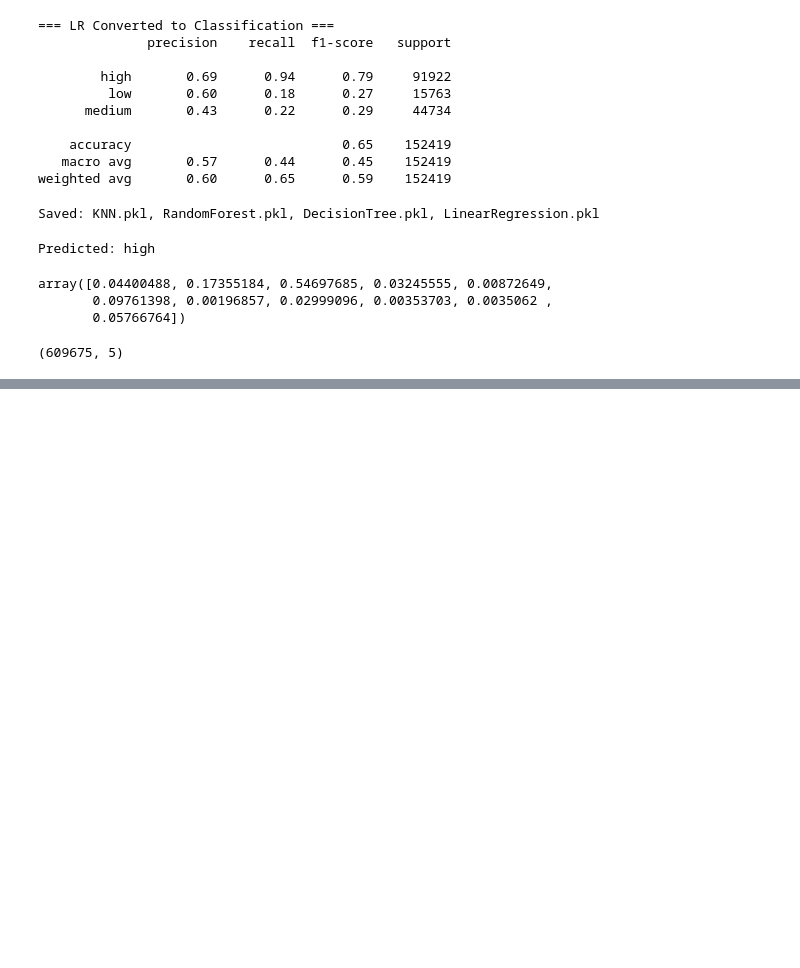
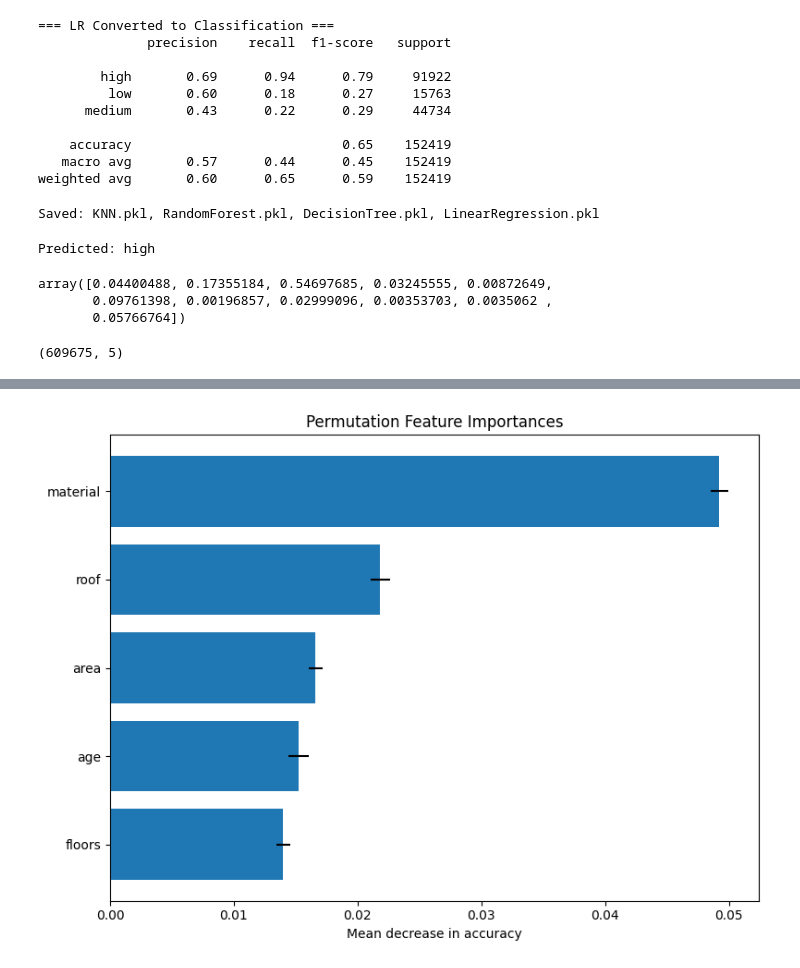
Before and after one commit to Srikiran05/Earthquake-Damage-Prediction, a Jupyter notebook: earthquake_damage_pred.ipynb, the cells around one changed output, grey strips where cells are left out. Saved outputs shown, nothing was run; the diff lists cells and outputs as text; code cells hidden in the pictures; blank space fills up the shorter version.

```diff
--- a/earthquake_damage_pred.ipynb
+++ b/earthquake_damage_pred.ipynb
@@ -42,7 +18,7 @@ from sklearn.linear_model import LinearRegression
 from sklearn.metrics import classification_report, mean_squared_error
 # %%
 # Replace filename with the actual Kaggle CSV file you uploaded
-df = pd.read_csv("./Data/Nepal_buildings.csv")
+df = pd.read_csv("./Data/Nepal_buildings_w.csv")
 
 print("Rows:", len(df))
 df.head()
@@ -347,0 +327,3 @@ ValueError: Length of values (5) does not match length of index (11)
+# %%
+feature_names = X_test.columns.to_list()
+feature_names
@@ -348,7 +347,3 @@ ValueError: Length of values (5) does not match length of index (11)
 # %%
-fig, ax = plt.subplots()
-rf_importances.plot.bar(yerr=result.importances_std, ax=ax)
-ax.set_title("Feature importances using permutation on full model")
-ax.set_ylabel("Mean accuracy decrease")
-fig.tight_layout()
-plt.show()
+importances_mean = result.importances_mean
+importances_std = result.importances_std
@@ -354,0 +354,7 @@ plt.show()
+# %%
+df_importances = pd.DataFrame({
+    "features" : feature_names,
+    "importance": importances_mean,
+    "std": importances_std
+})
+df_importances
@@ -354,0 +368,11 @@ plt.show()
+# %%
+df_importances = df_importances.sort_values("importance", ascending=True)  # optional for nicer plot
+
+fig, ax = plt.subplots(figsize=(8,6))
+ax.barh(df_importances["features"], df_importances["importance"], xerr=df_importances["std"])
+ax.set_xlabel("Mean decrease in accuracy")
+ax.set_title("Permutation Feature Importances")
+plt.tight_layout()
+plt.show()
+# %% [output]
+[figure, added]
```
Also changed, not shown: parts of 18 cells of this notebook.
